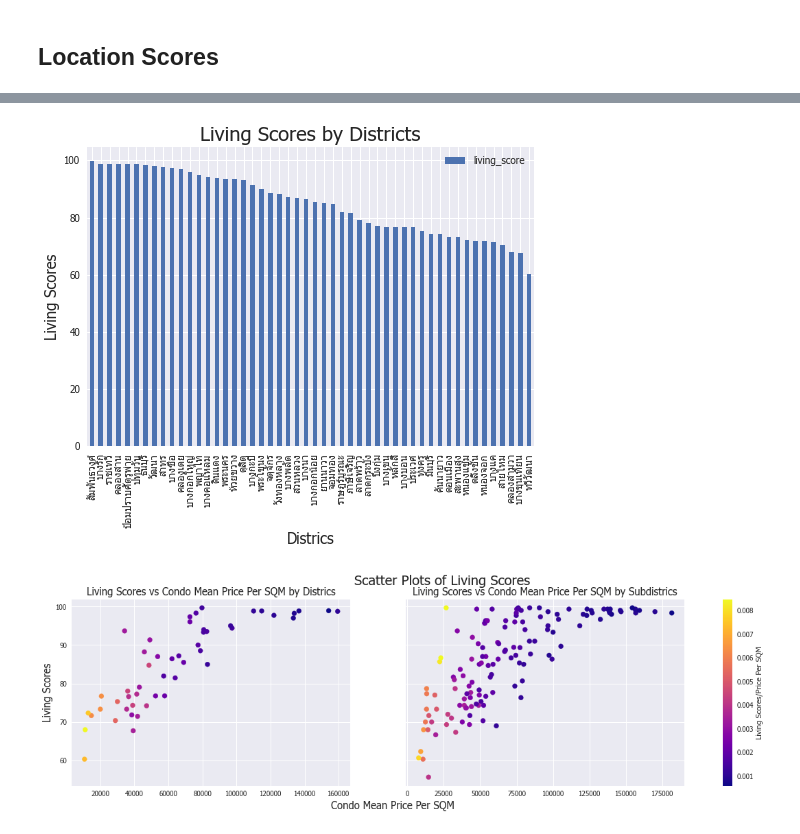
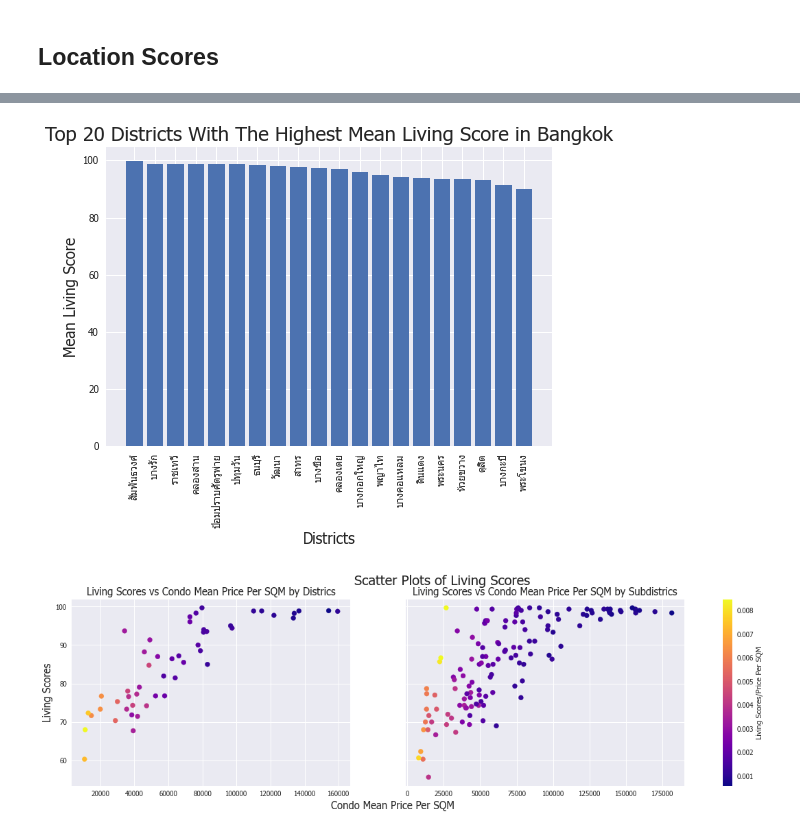
Before and after one commit to terjirapat/DADS5001-Project, a Jupyter notebook: project.ipynb, the cells around one changed output, grey strips where cells are left out. Saved outputs shown, nothing was run; the diff lists cells and outputs as text; code cells hidden in the pictures.

```diff
--- a/project.ipynb
+++ b/project.ipynb
@@ -546,11 +566,13 @@ plt.show()
 # %%
-dct_mean[['living_score']].sort_values(by='living_score', ascending=False).plot.bar()
-plt.title('Living Scores by Districts', fontsize=20)
-plt.ylabel('Living Scores', fontsize=15)
-plt.xlabel('Districs', fontsize=15)
+dct_livsc_mean = dct_mean[['living_score']].sort_values(by='living_score', ascending=False).head(20)
+plt.bar(dct_livsc_mean.index, dct_livsc_mean['living_score'])
+plt.tick_params(axis='x', rotation=90)
+plt.title('Top 20 Districts With The Highest Mean Living Score in Bangkok', fontsize=20)
+plt.xlabel('Districts', fontsize=15)
+plt.ylabel('Mean Living Score', fontsize=15)
 plt.show()
 # %% [output]
-[figure, old version]
+[figure, new version]
 # %%
 # living score ไปในทางเดียวกับ condominium sqm price แต่เมื่อเทียบสัดส่วน living score ที่ได้ต่อ condominium sqm price
 # พบว่าราคาต่ำจะมีสัดส่วนที่สูงกว่าราคาสูง สรุปได้ว่าทั้งสองค่าไปในทิศทางเดียวกันแต่มีปัจจัยอื่นที่ไม่มีข้อมูลเพิ่มขึ้นมาเมื่อราคาสูงถึงจุดหนึ่ง
```
Also changed, not shown: parts of 2 cells of this notebook.
